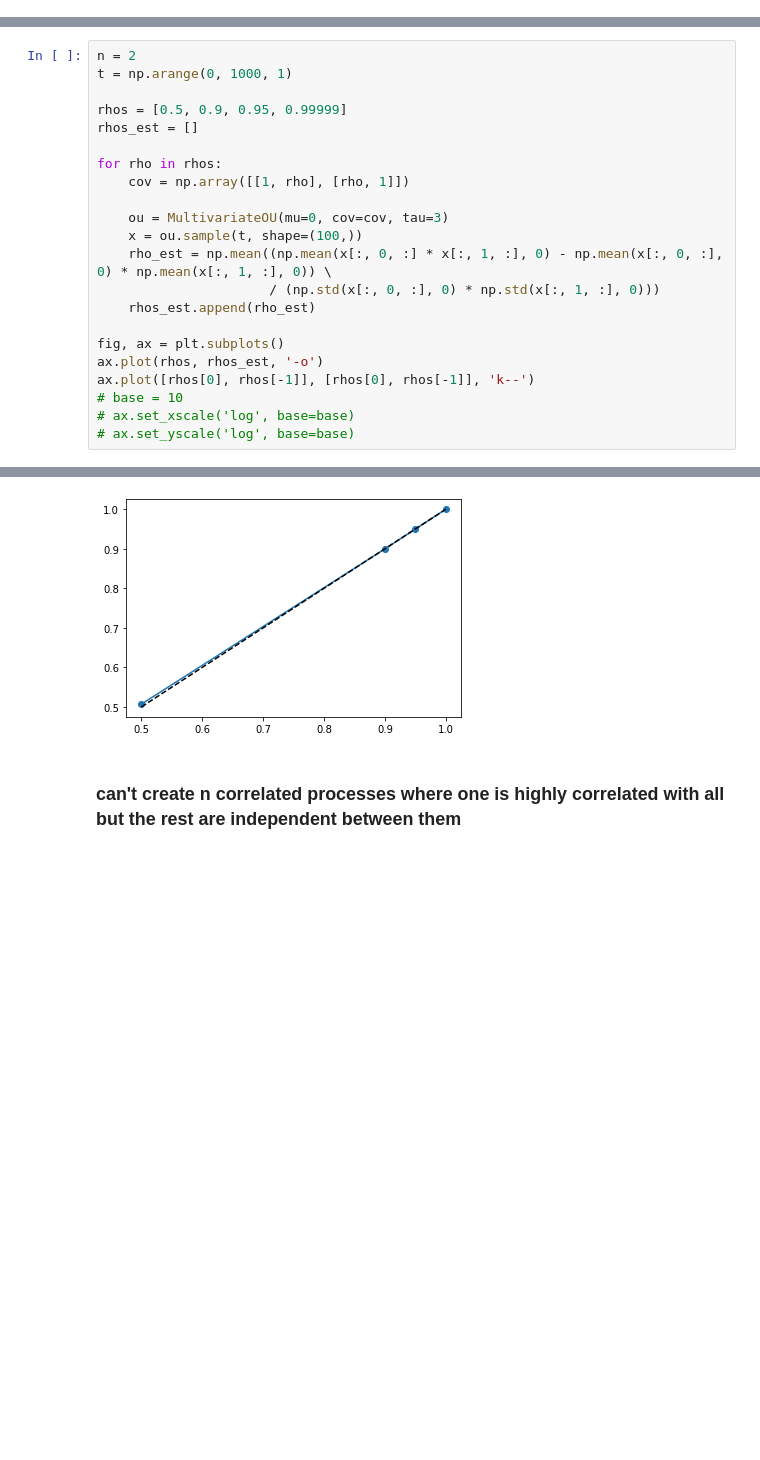
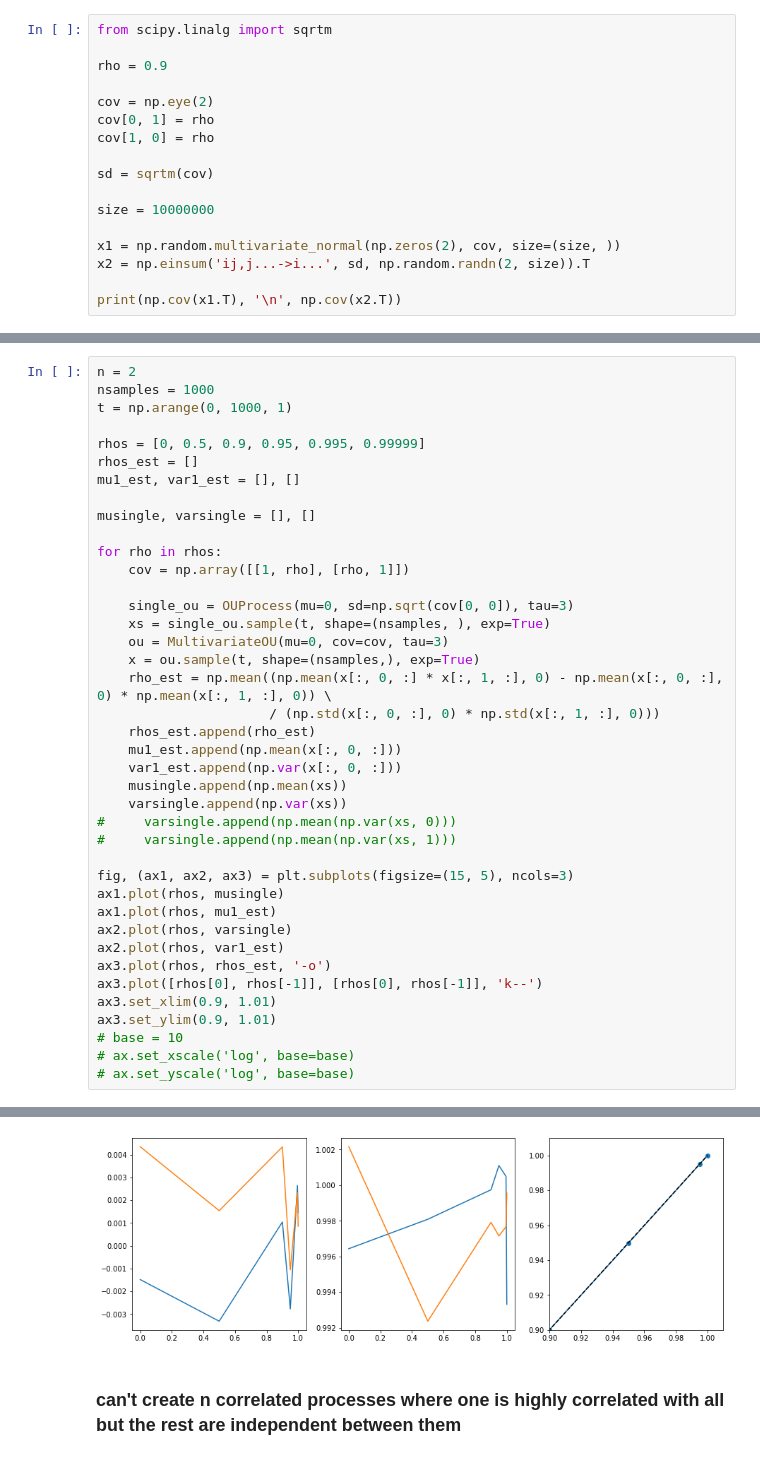
Before and after one commit to diegoarri91/stochastic-processes, a Jupyter notebook: examples/multivariate_ou.ipynb, the cells around one changed output, grey strips where cells are left out. Saved outputs shown, nothing was run; the diff lists cells and outputs as text; blank space fills up the shorter version.

```diff
--- a/examples/multivariate_ou.ipynb
+++ b/examples/multivariate_ou.ipynb
@@ -8,0 +12,17 @@ from processes.multivariate_ou import MultivariateOU
+# %%
+from scipy.linalg import sqrtm
+
+rho = 0.9
+
+cov = np.eye(2)
+cov[0, 1] = rho
+cov[1, 0] = rho
+
+sd = sqrtm(cov)
+
+size = 10000000
+
+x1 = np.random.multivariate_normal(np.zeros(2), cov, size=(size, ))
+x2 = np.einsum('ij,j...->i...', sd, np.random.randn(2, size)).T
+
+print(np.cov(x1.T), '\n', np.cov(x2.T))
@@ -27,22 +52,40 @@ ax.plot(t, x[:, :3])
 # %%
 n = 2
+nsamples = 1000
 t = np.arange(0, 1000, 1)
 
-rhos = [0.5, 0.9, 0.95, 0.99999]
+rhos = [0, 0.5, 0.9, 0.95, 0.995, 0.99999]
 rhos_est = []
+mu1_est, var1_est = [], []
+
+musingle, varsingle = [], []
 
 for rho in rhos:
     cov = np.array([[1, rho], [rho, 1]])
 
+    single_ou = OUProcess(mu=0, sd=np.sqrt(cov[0, 0]), tau=3)
+    xs = single_ou.sample(t, shape=(nsamples, ), exp=True)
     ou = MultivariateOU(mu=0, cov=cov, tau=3)
-    x = ou.sample(t, shape=(100,))
+    x = ou.sample(t, shape=(nsamples,), exp=True)
     rho_est = np.mean((np.mean(x[:, 0, :] * x[:, 1, :], 0) - np.mean(x[:, 0, :], 0) * np.mean(x[:, 1, :], 0)) \
                       / (np.std(x[:, 0, :], 0) * np.std(x[:, 1, :], 0)))
     rhos_est.append(rho_est)
+    mu1_est.append(np.mean(x[:, 0, :]))
+    var1_est.append(np.var(x[:, 0, :]))
+    musingle.append(np.mean(xs))
+    varsingle.append(np.var(xs))
+#     varsingle.append(np.mean(np.var(xs, 0)))
+#     varsingle.append(np.mean(np.var(xs, 1)))
 
-fig, ax = plt.subplots()
-ax.plot(rhos, rhos_est, '-o')
-ax.plot([rhos[0], rhos[-1]], [rhos[0], rhos[-1]], 'k--')
+fig, (ax1, ax2, ax3) = plt.subplots(figsize=(15, 5), ncols=3)
+ax1.plot(rhos, musingle)
+ax1.plot(rhos, mu1_est)
+ax2.plot(rhos, varsingle)
+ax2.plot(rhos, var1_est)
+ax3.plot(rhos, rhos_est, '-o')
+ax3.plot([rhos[0], rhos[-1]], [rhos[0], rhos[-1]], 'k--')
+ax3.set_xlim(0.9, 1.01)
+ax3.set_ylim(0.9, 1.01)
 # base = 10
 # ax.set_xscale('log', base=base)
 # ax.set_yscale('log', base=base)
@@ -51,4 +94,4 @@ ax.plot([rhos[0], rhos[-1]], [rhos[0], rhos[-1]], 'k--')
-[figure, old version]
+[figure, new version]
 # %% [markdown]
 ### can't create n correlated processes where one is highly correlated with all but the rest are independent between them
 # %%
```
Also changed, not shown: parts of 5 cells of this notebook.
